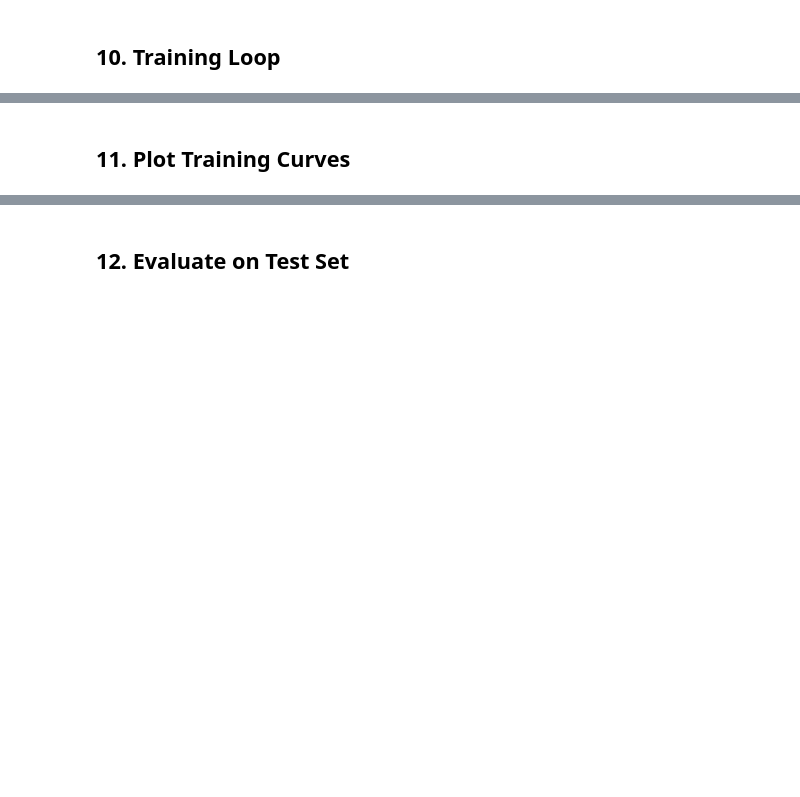
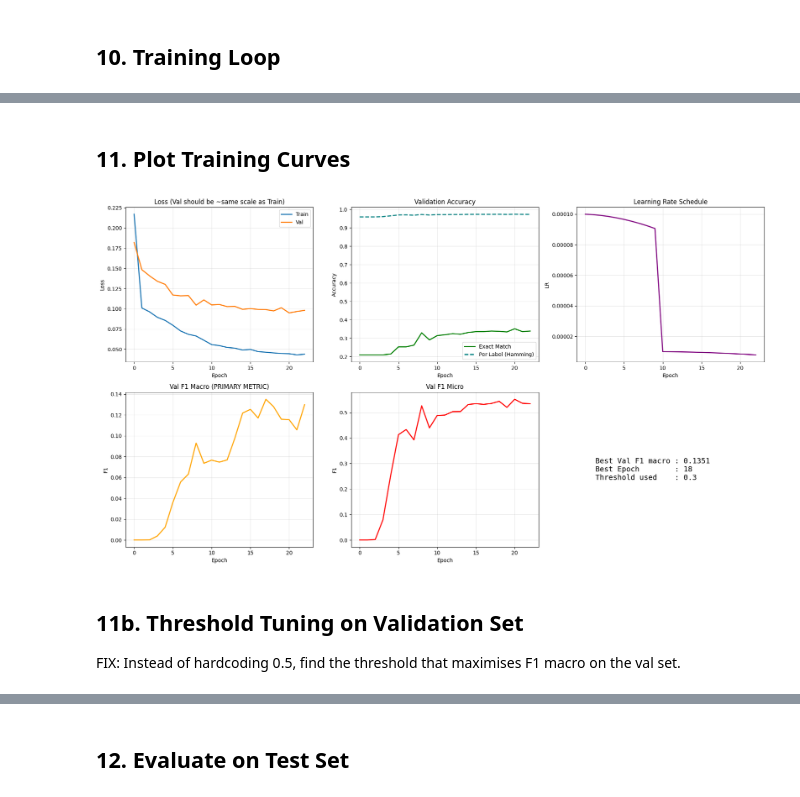
Before and after one commit to SoubhLance/OcuSight, a Jupyter notebook: Models/ResNet50_Optimized_Training.ipynb, the cells around one changed output, grey strips where cells are left out. Saved outputs shown, nothing was run; the diff lists cells and outputs as text; code cells hidden in the pictures; blank space fills up the shorter version.

Commit message:
ResNet50 Trained

```diff
--- a/Models/ResNet50_Optimized_Training.ipynb
+++ b/Models/ResNet50_Optimized_Training.ipynb
@@ -297,8 +304,21 @@ def build_resnet50(num_classes: int) -> nn.Module:
     return model
 
 
+def freeze_backbone(model, freeze=True):
+    """FIX: Freeze/unfreeze early layers (layer1-3) to reduce overfitting on small dataset."""
+    layers_to_control = [model.layer1, model.layer2, model.layer3]
+    for layer in layers_to_control:
+        for param in layer.parameters():
+            param.requires_grad = not freeze
+    status = 'FROZEN' if freeze else 'UNFROZEN'
+    print(f'Backbone layers 1-3: {status}')
+
+
 print('Building ResNet-50...')
 model = build_resnet50(num_classes).to(device)
+
+# FIX: Freeze early layers for the first phase of training
+freeze_backbone(model, freeze=True)
 
 total_params     = sum(p.numel() for p in model.parameters())
 trainable_params = sum(p.numel() for p in model.parameters() if p.requires_grad)
@@ -496,2 +724,0 @@ KeyboardInterrupt:
-# %% [markdown]
-## 11. Plot Training Curves
@@ -516,0 +725,40 @@ plt.show()
+# %% [markdown]
+## 11. Plot Training Curves
+# %%
+fig, axes = plt.subplots(2, 3, figsize=(18, 10))
+
+axes[0,0].plot(history['train_loss'], label='Train', linewidth=2)
+axes[0,0].plot(history['val_loss'],   label='Val',   linewidth=2)
+axes[0,0].set(xlabel='Epoch', ylabel='Loss', title='Loss (Val should be ~same scale as Train)')
+axes[0,0].legend(); axes[0,0].grid(alpha=0.3)
+
+axes[0,1].plot(history['val_exact_acc'], color='green',  linewidth=2, label='Exact Match')
+axes[0,1].plot(history['val_label_acc'], color='teal',   linewidth=2, label='Per-Label (Hamming)', linestyle='--')
+axes[0,1].set(xlabel='Epoch', ylabel='Accuracy', title='Validation Accuracy')
+axes[0,1].legend(); axes[0,1].grid(alpha=0.3)
+
+axes[1,0].plot(history['val_f1_macro'], color='orange', linewidth=2)
+axes[1,0].set(xlabel='Epoch', ylabel='F1', title='Val F1 Macro (PRIMARY METRIC)')
+axes[1,0].grid(alpha=0.3)
+
+axes[1,1].plot(history['val_f1_micro'], color='red', linewidth=2)
+axes[1,1].set(xlabel='Epoch', ylabel='F1', title='Val F1 Micro'); axes[1,1].grid(alpha=0.3)
+
+axes[0,2].plot(history['lr'], color='purple', linewidth=2)
+axes[0,2].set(xlabel='Epoch', ylabel='LR', title='Learning Rate Schedule')
+axes[0,2].grid(alpha=0.3)
+
+axes[1,2].axis('off')
+axes[1,2].text(0.1, 0.5,
+    f'Best Val F1 macro : {best_f1:.4f}\nBest Epoch        : {best_epoch}\nThreshold used    : {PRED_THRESHOLD}',
+    fontsize=14, verticalalignment='center', family='monospace')
+
+plt.tight_layout()
+plt.savefig('outputs/training_curves.png', dpi=150, bbox_inches='tight')
+plt.show()
+# %% [output]
+[figure, added]
+# %% [markdown]
+## 11b. Threshold Tuning on Validation Set
+
+FIX: Instead of hardcoding 0.5, find the threshold that maximises F1 macro on the val set.
```
Also changed, not shown: parts of 26 cells of this notebook, 8 other files.
